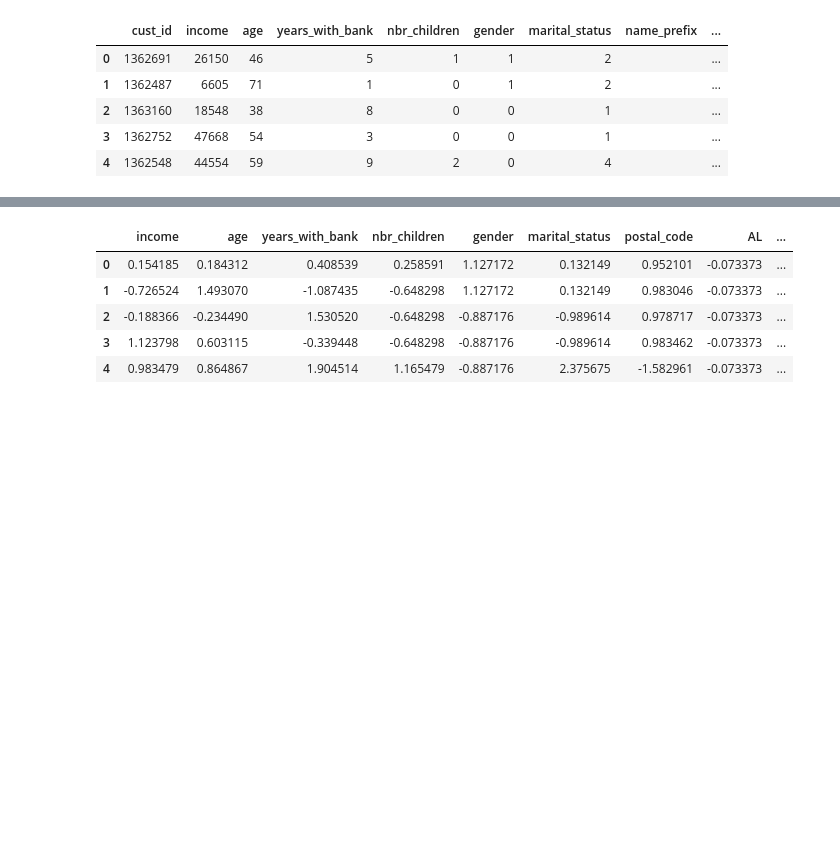
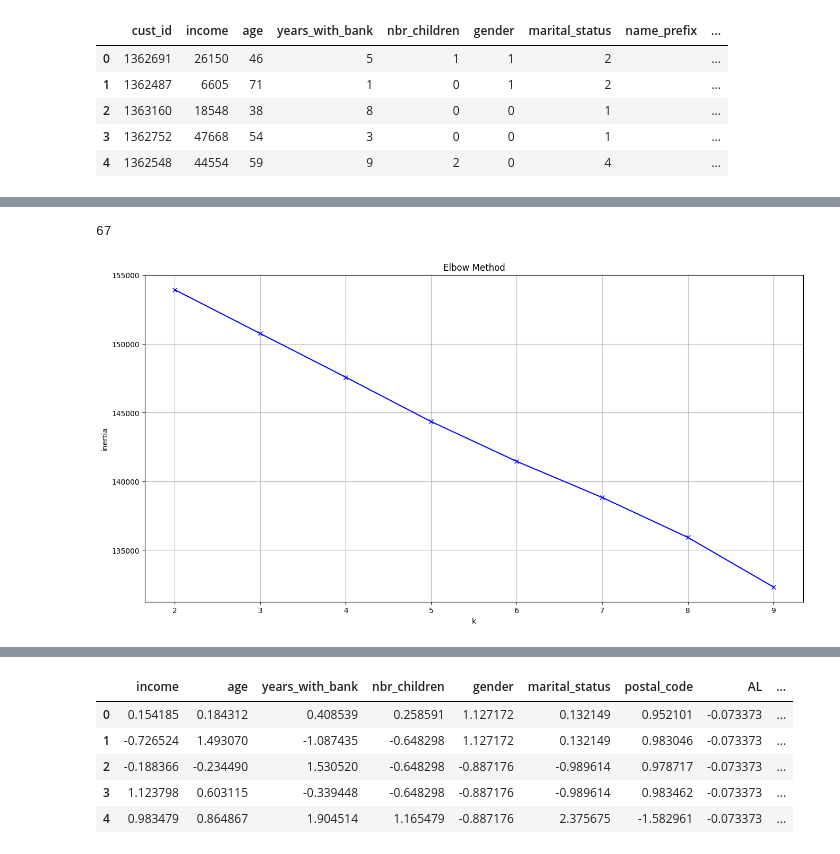
Before and after one commit to btmarsh6/mini-project-III, a Jupyter notebook: Ben_notebook.ipynb, the cells around one changed output, grey strips where cells are left out. Drawn from its saved outputs; the diff is of its cells as text; code cells hidden in the pictures; blank space fills up the shorter version.

```diff
--- a/Ben_notebook.ipynb
+++ b/Ben_notebook.ipynb
@@ -882,0 +893,22 @@ prepped_df.astype('float64')
+# %%
+silhouettes.index(max(silhouettes))
+# %% [output]
+67
+# %%
+# elbow method
+inertias = []
+K = range(2, 10)
+for k in K:
+    kmeans = KMeans(n_clusters=k)
+    kmeans.fit(scaled_df)
+    inertias.append(kmeans.inertia_)
+# plot
+plt.figure(figsize=(16,8))
+plt.plot(K, inertias, 'bx-')
+plt.xlabel('k')
+plt.ylabel('inertia')
+plt.title('Elbow Method')
+plt.grid()
+plt.show()
+# %% [output]
+[figure, added]
```
Also changed, not shown: parts of 22 cells of this notebook.
